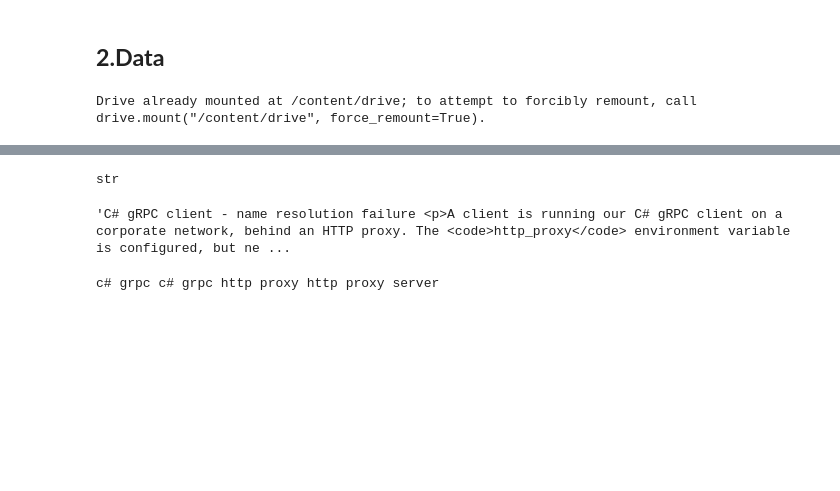
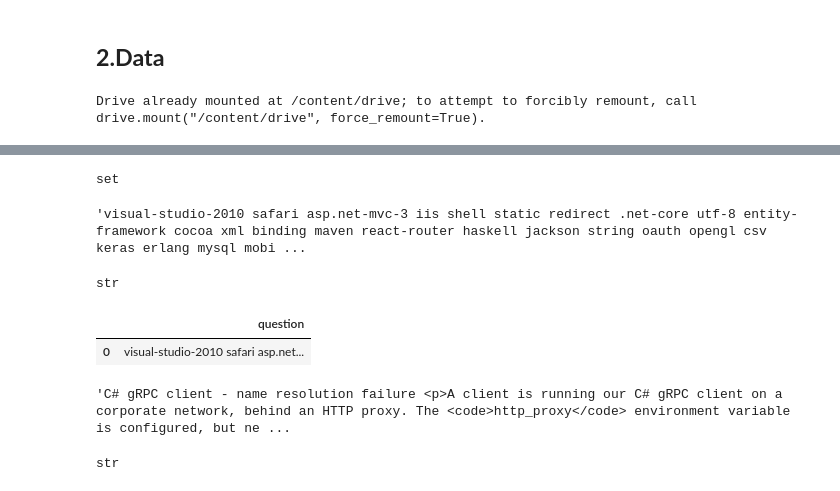
Before and after one commit to Adil1979/-CentraleSupelec_OCR_Projects, a Jupyter notebook: 04_APP.ipynb, the cells around one changed output, grey strips where cells are left out. Saved outputs shown, nothing was run; the diff lists cells and outputs as text; code cells hidden in the pictures; blank space fills up the shorter version.

```diff
--- a/04_APP.ipynb
+++ b/04_APP.ipynb
@@ -132,7 +116,31 @@ text_API
 # %%
-type(text_API)
+type(dict_tags_500)
 # %% [output]
-str
+set
+# %%
+st_tags_500  = " ".join(dict_tags_500)
+st_tags_500
+# %% [output]
+'visual-studio-2010 safari asp.net-mvc-3 iis shell static redirect .net-core utf-8 entity-framework cocoa xml binding maven react-router haskell jackson string oauth opengl csv keras erlang mysql mobi ...
+# %%
+type(st_tags_500)
+# %% [output]
+str
+# %%
+tags_500_df = pd.DataFrame([st_tags_500], columns=['question'])
+tags_500_df
+# %% [output]
+|  | question |
+| 0 | visual-studio-2010 safari asp.net... |
+# %%
+question_test = 'C# gRPC client - name resolution failure <p>A client is running our C# gRPC client on a corporate network, behind an HTTP proxy. The <code>http_proxy</code> environment variable is configured, but nevertheless he sees an error message <code>Name resolution failure</code> when attempting to connect to the server on the internet. </p>\n\n<p>DNS resolution from the same machine works fine using nslookup. </p>\n\n<p>Any ideas what I can do to investigate this problem?</p>\n'
+question_test
+# %% [output]
+'C# gRPC client - name resolution failure <p>A client is running our C# gRPC client on a corporate network, behind an HTTP proxy. The <code>http_proxy</code> environment variable is configured, but ne ...
+# %%
+type(question_test)
+# %% [output]
+str
 # %%
 def preprocessing(text):
   #HTML characters removing
@@ -194,13 +202,3 @@ def preprocessing(text):
     return text7
   text8 = keep_tags(text7)
   return text8
-# %%
-text_API = df_sample_01.Title_Body.iloc[28000]
-text_API
-# %% [output]
-'C# gRPC client - name resolution failure <p>A client is running our C# gRPC client on a corporate network, behind an HTTP proxy. The <code>http_proxy</code> environment variable is configured, but ne ...
-# %%
-inputt = preprocessing(text_API)
-print(inputt)
-# %% [output]
-c# grpc c# grpc http proxy http proxy server
```
Also changed, not shown: parts of 45 cells of this notebook.
